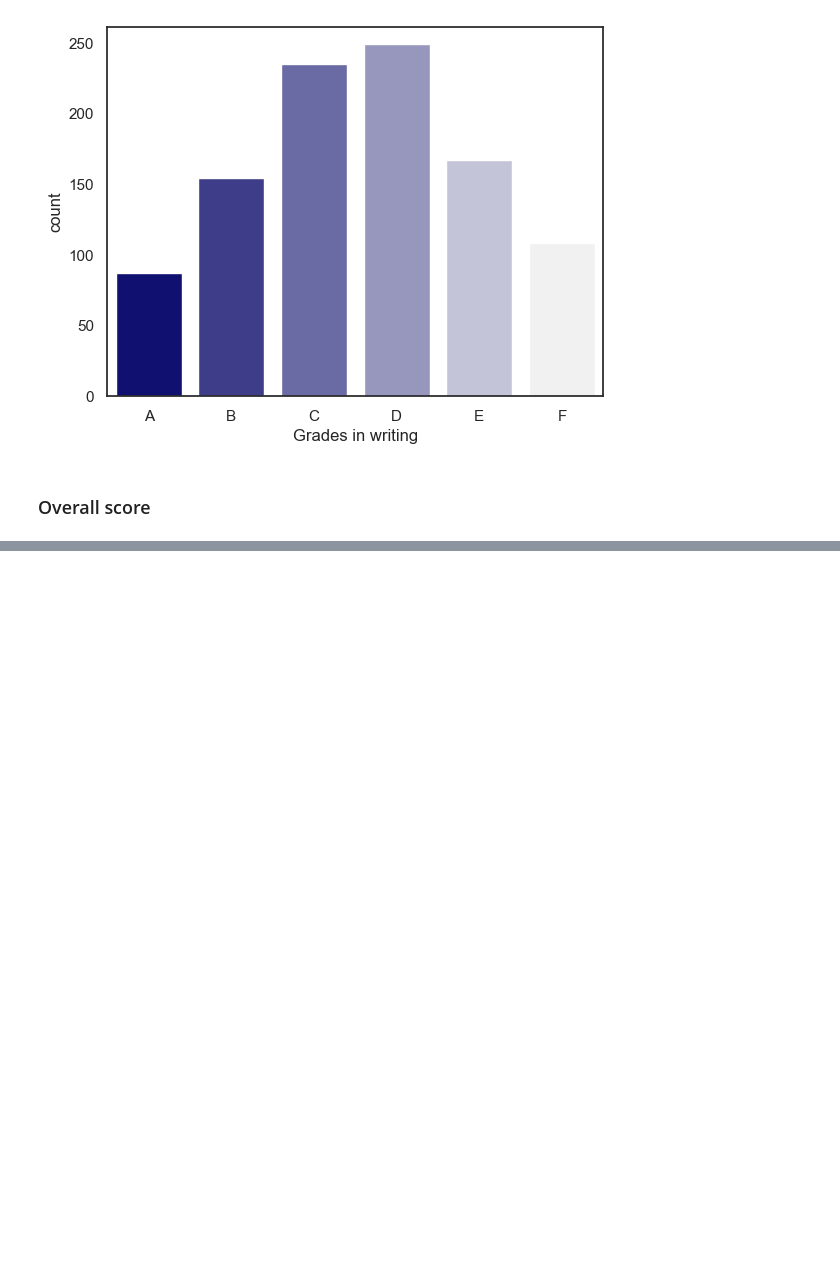
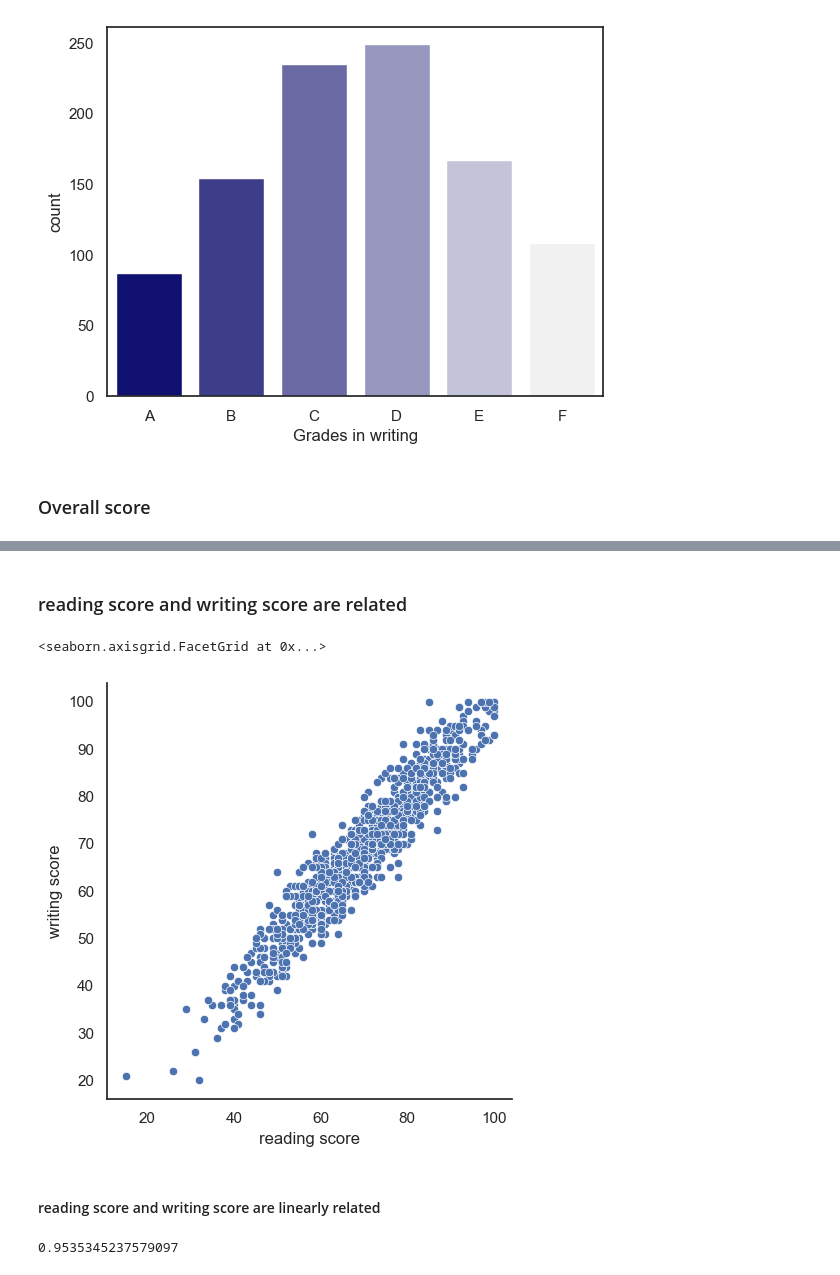
Before and after one commit to sahartvk/DataMining_Exam-Scores, a Jupyter notebook: exams.ipynb, the cells around one changed output, grey strips where cells are left out. Saved outputs shown, nothing was run; the diff lists cells and outputs as text; code cells hidden in the pictures; blank space fills up the shorter version.

```diff
--- a/exams.ipynb
+++ b/exams.ipynb
@@ -155,0 +210,14 @@ _ = plt.xlabel("Grades in writing")
+# %% [markdown]
+### reading score and writing score are related
+# %%
+sns.relplot(x='reading score', y = 'writing score', data = df)
+# %% [output]
+<seaborn.axisgrid.FacetGrid at 0x...>
+[figure, added]
+# %% [markdown]
+#### reading score and writing score are linearly related
+# %%
+r = np.corrcoef(df["reading score"], df["writing score"])[0, 1]
+print(r)
+# %% [output]
+0.9535345237579097
```
Also changed, not shown: parts of 37 cells of this notebook.
